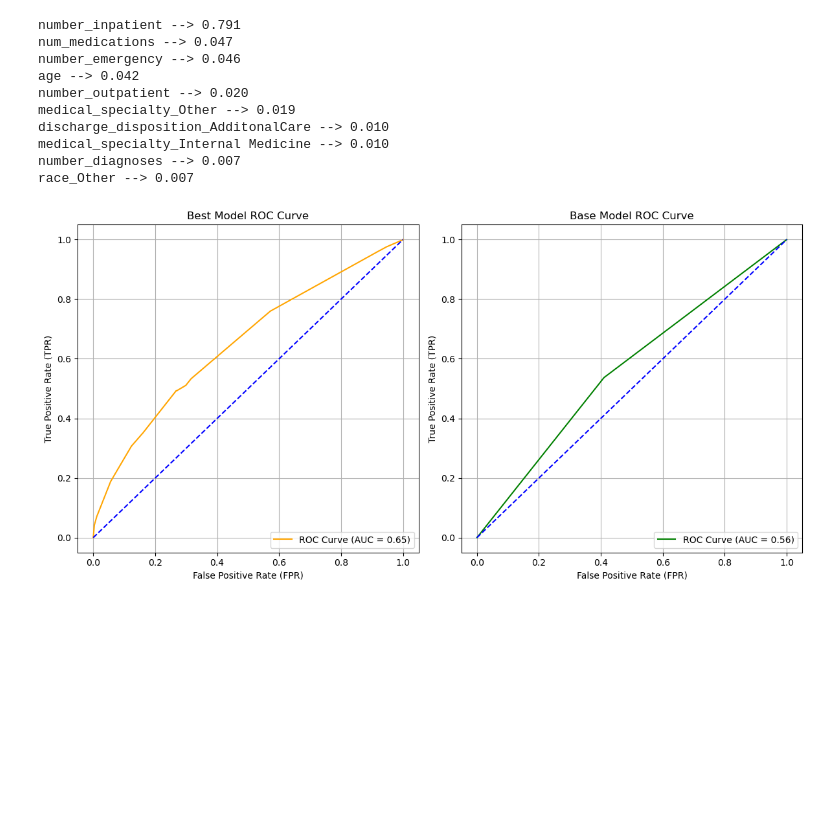
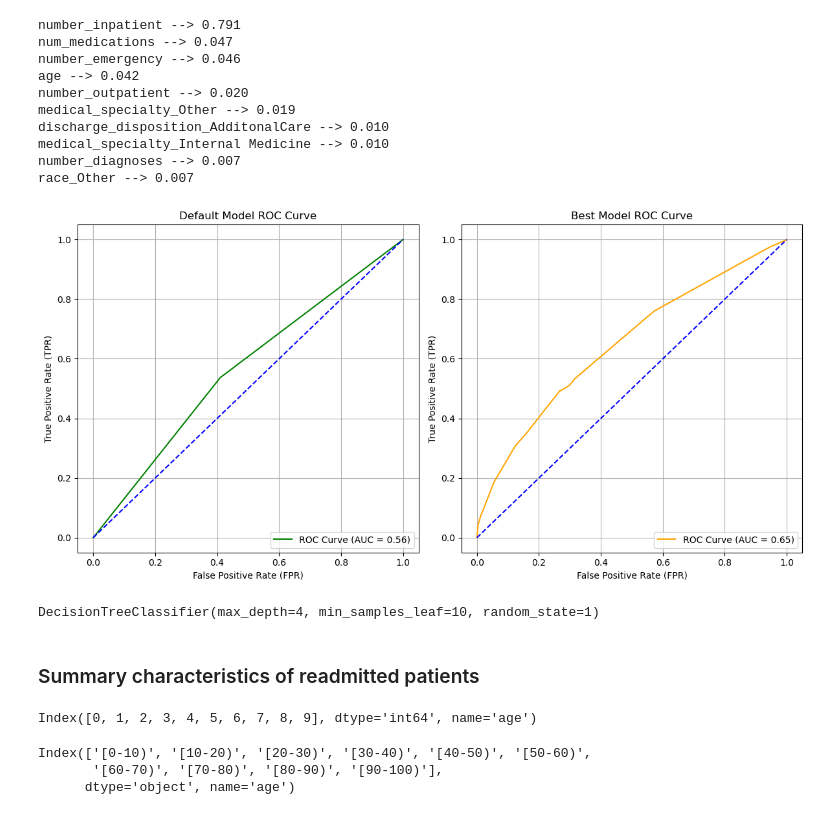
Before and after one commit to johnmarquess/IFN509, a Jupyter notebook: Assignment 2/decision_trees.ipynb, the cells around one changed output. Cells and saved outputs as stored; diff of their text form; code cells hidden in the pictures; blank space fills up the shorter version.

```diff
--- a/Assignment 2/decision_trees.ipynb
+++ b/Assignment 2/decision_trees.ipynb
@@ -362,38 +364,45 @@ from sklearn.metrics import roc_curve, roc_auc_score
 # %%
 # Predicted probabilities for both models (for class 1)
 y_proba_best = best_model.predict_proba(X_test)[:, 1]
 y_proba_model = model.predict_proba(X_test)[:, 1]
 
 # Compute ROC curve and AUC for both models
-fpr_best, tpr_best, _ = roc_curve(y_test, y_proba_best)
+fpr_model, tpr_model, thresholds_best = roc_curve(y_test, y_proba_model)
+roc_auc_model = roc_auc_score(y_test, y_proba_model)
+
+fpr_best, tpr_best, thresholds_model = roc_curve(y_test, y_proba_best)
 roc_auc_best = roc_auc_score(y_test, y_proba_best)
 
-fpr_model, tpr_model, _ = roc_curve(y_test, y_proba_model)
-roc_auc_model = roc_auc_score(y_test, y_proba_model)
 
 # Create subplots for the two models
 fig, ax = plt.subplots(1, 2, figsize=(12, 6))
 
-# Plot ROC for best_model
-ax[0].plot(fpr_best, tpr_best, color='orange', label=f'ROC Curve (AUC = {roc_auc_best:.2f})')
+# Plot ROC for model (default model) at index 0
+ax[0].plot(fpr_model, tpr_model, color='green', label=f'ROC Curve (AUC = {roc_auc_model:.2f})')
 ax[0].plot([0, 1], [0, 1], color='blue', linestyle='--')
 ax[0].set_xlabel('False Positive Rate (FPR)')
 ax[0].set_ylabel('True Positive Rate (TPR)')
-ax[0].set_title('Best Model ROC Curve')
+ax[0].set_title('Default Model ROC Curve')
 ax[0].legend(loc='lower right')
 ax[0].grid(True)
 
-# Plot ROC for model
-ax[1].plot(fpr_model, tpr_model, color='green', label=f'ROC Curve (AUC = {roc_auc_model:.2f})')
+# Plot ROC for best_model at index 1
+ax[1].plot(fpr_best, tpr_best, color='orange', label=f'ROC Curve (AUC = {roc_auc_best:.2f})')
 ax[1].plot([0, 1], [0, 1], color='blue', linestyle='--')
 ax[1].set_xlabel('False Positive Rate (FPR)')
 ax[1].set_ylabel('True Positive Rate (TPR)')
-ax[1].set_title('Base Model ROC Curve')
+ax[1].set_title('Best Model ROC Curve')
 ax[1].legend(loc='lower right')
 ax[1].grid(True)
 
 # Show the plots
 plt.tight_layout()
 plt.show()
 # %% [output]
-[figure, old version]
+[figure, new version]
+# %%
+_
+# %% [output]
+DecisionTreeClassifier(max_depth=4, min_samples_leaf=10, random_state=1)
+# %% [markdown]
+### Summary characteristics of readmitted patients
@@ -399,0 +417,10 @@ plt.show()
+# %%
+X_test_df.age.value_counts().sort_index().index
+# %% [output]
+Index([0, 1, 2, 3, 4, 5, 6, 7, 8, 9], dtype='int64', name='age')
+# %%
+data['age'].value_counts().sort_index().index
+# %% [output]
+Index(['[0-10)', '[10-20)', '[20-30)', '[30-40)', '[40-50)', '[50-60)',
+       '[60-70)', '[70-80)', '[80-90)', '[90-100)'],
+      dtype='object', name='age')
```
Also changed, not shown: parts of 8 cells of this notebook, 1 other file.
